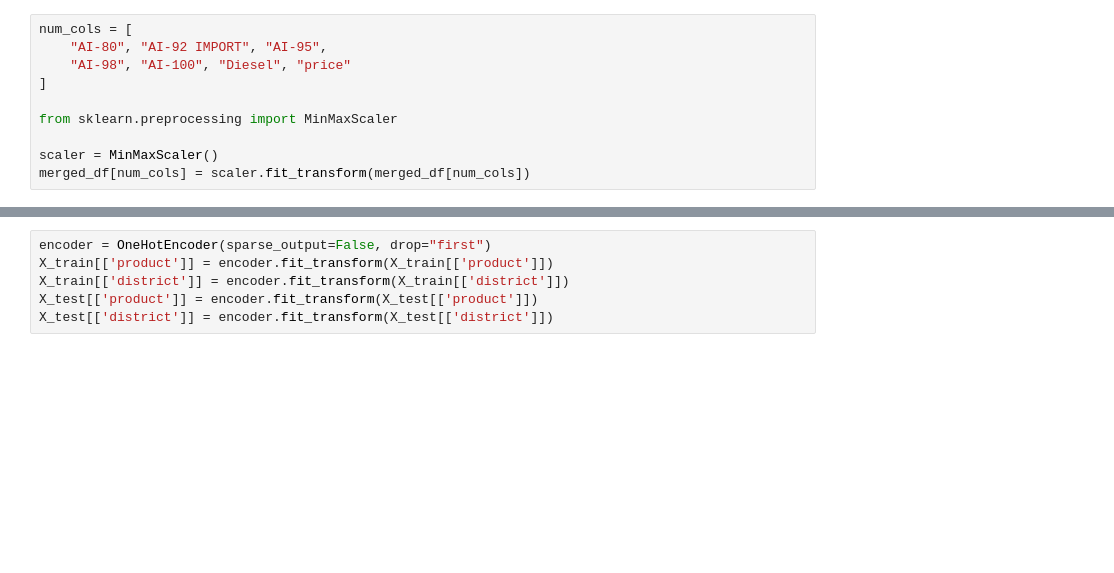
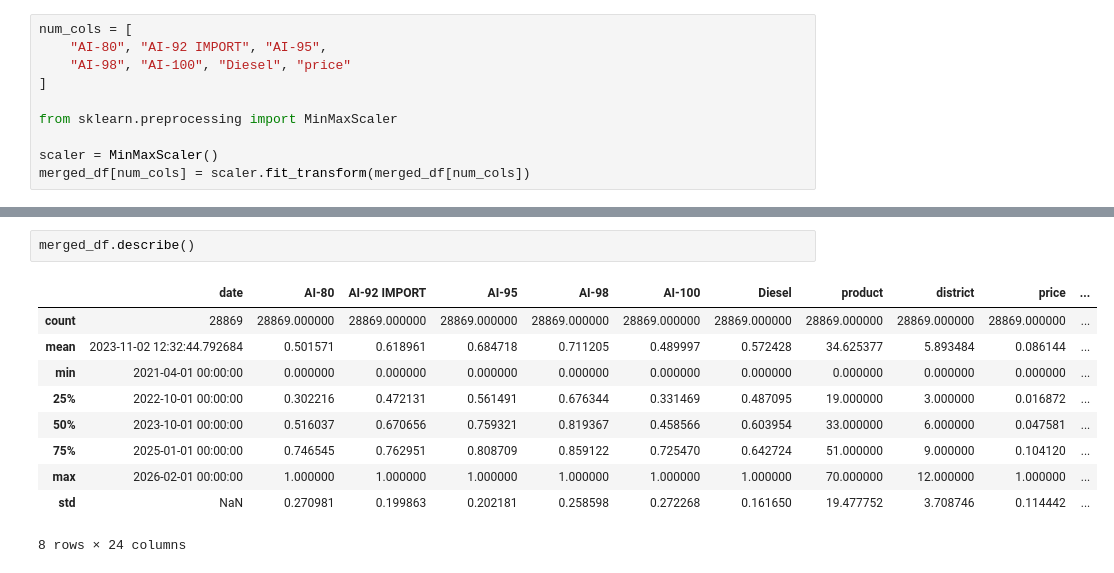
Before and after one commit to yusufjonc07/ML-learning, a Jupyter notebook: food_price/FoodTashkent.ipynb, the cells around one changed output, grey strips where cells are left out. Cells and saved outputs as stored; diff of their text form; blank space fills up the shorter version.

```diff
--- a/food_price/FoodTashkent.ipynb
+++ b/food_price/FoodTashkent.ipynb
@@ -369,10 +395,17 @@ R^2 Score: 0.01838538292176295
 Completely trash!!!
 # %%
-encoder = OneHotEncoder(sparse_output=False, drop="first")
-X_train[['product']] = encoder.fit_transform(X_train[['product']])
-X_train[['district']] = encoder.fit_transform(X_train[['district']])
-X_test[['product']] = encoder.fit_transform(X_test[['product']])
-X_test[['district']] = encoder.fit_transform(X_test[['district']])
+merged_df.describe()
+# %% [output]
+|  | date | AI-80 | AI-92 IMPORT | AI-95 | AI-98 | AI-100 | Diesel | product | district | price | ... |
+| count | 28869 | 28869.000000 | 28869.000000 | 28869.000000 | 28869.000000 | 28869.000000 | 28869.000000 | 28869.000000 | 28869.000000 | 28869.000000 | ... |
+| mean | 2023-11-02 12:32:44.792684 | 0.501571 | 0.618961 | 0.684718 | 0.711205 | 0.489997 | 0.572428 | 34.625377 | 5.893484 | 0.086144 | ... |
+| min | 2021-04-01 00:00:00 | 0.000000 | 0.000000 | 0.000000 | 0.000000 | 0.000000 | 0.000000 | 0.000000 | 0.000000 | 0.000000 | ... |
+| 25% | 2022-10-01 00:00:00 | 0.302216 | 0.472131 | 0.561491 | 0.676344 | 0.331469 | 0.487095 | 19.000000 | 3.000000 | 0.016872 | ... |
+| 50% | 2023-10-01 00:00:00 | 0.516037 | 0.670656 | 0.759321 | 0.819367 | 0.458566 | 0.603954 | 33.000000 | 6.000000 | 0.047581 | ... |
+| 75% | 2025-01-01 00:00:00 | 0.746545 | 0.762951 | 0.808709 | 0.859122 | 0.725470 | 0.642724 | 51.000000 | 9.000000 | 0.104120 | ... |
+| max | 2026-02-01 00:00:00 | 1.000000 | 1.000000 | 1.000000 | 1.000000 | 1.000000 | 1.000000 | 70.000000 | 12.000000 | 1.000000 | ... |
+| std | NaN | 0.270981 | 0.199863 | 0.202181 | 0.258598 | 0.272268 | 0.161650 | 19.477752 | 3.708746 | 0.114442 | ... |
+8 rows × 24 columns
 # %%
 from sklearn.ensemble import RandomForestRegressor
 
```
Also changed, not shown: parts of 13 cells of this notebook, 9 other files.
